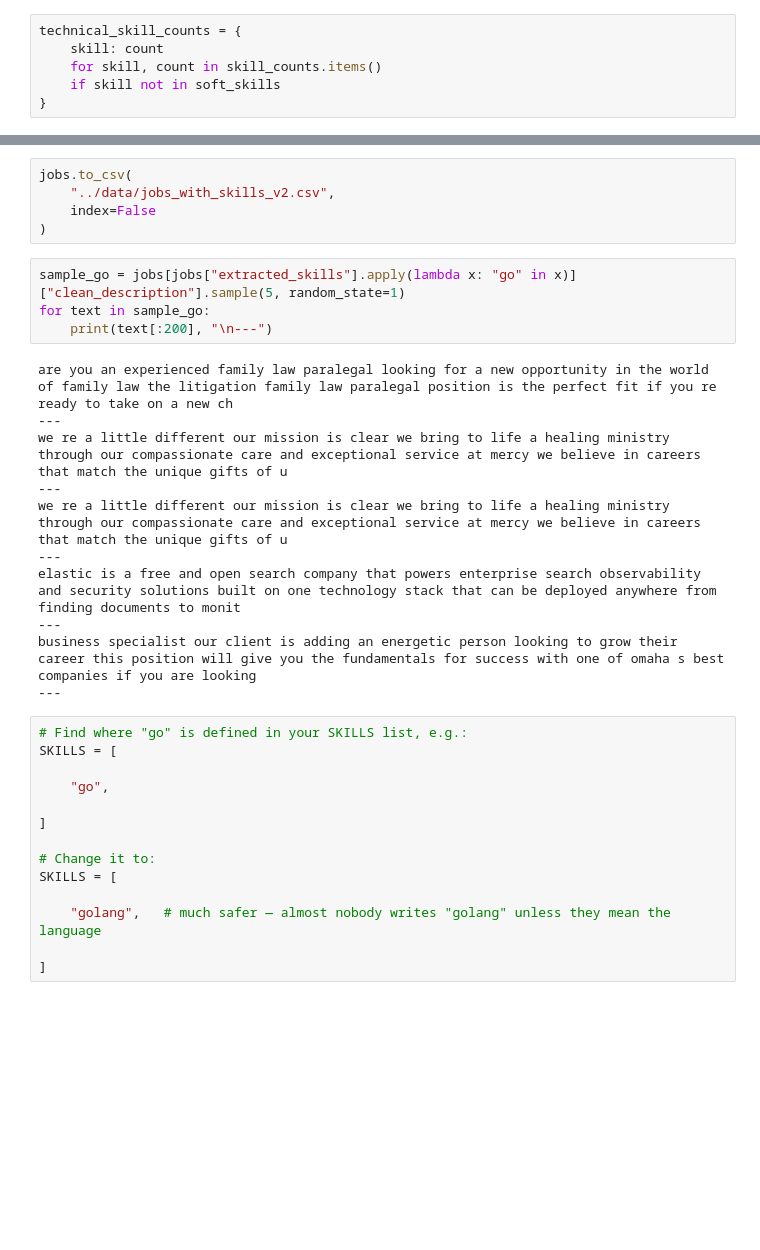
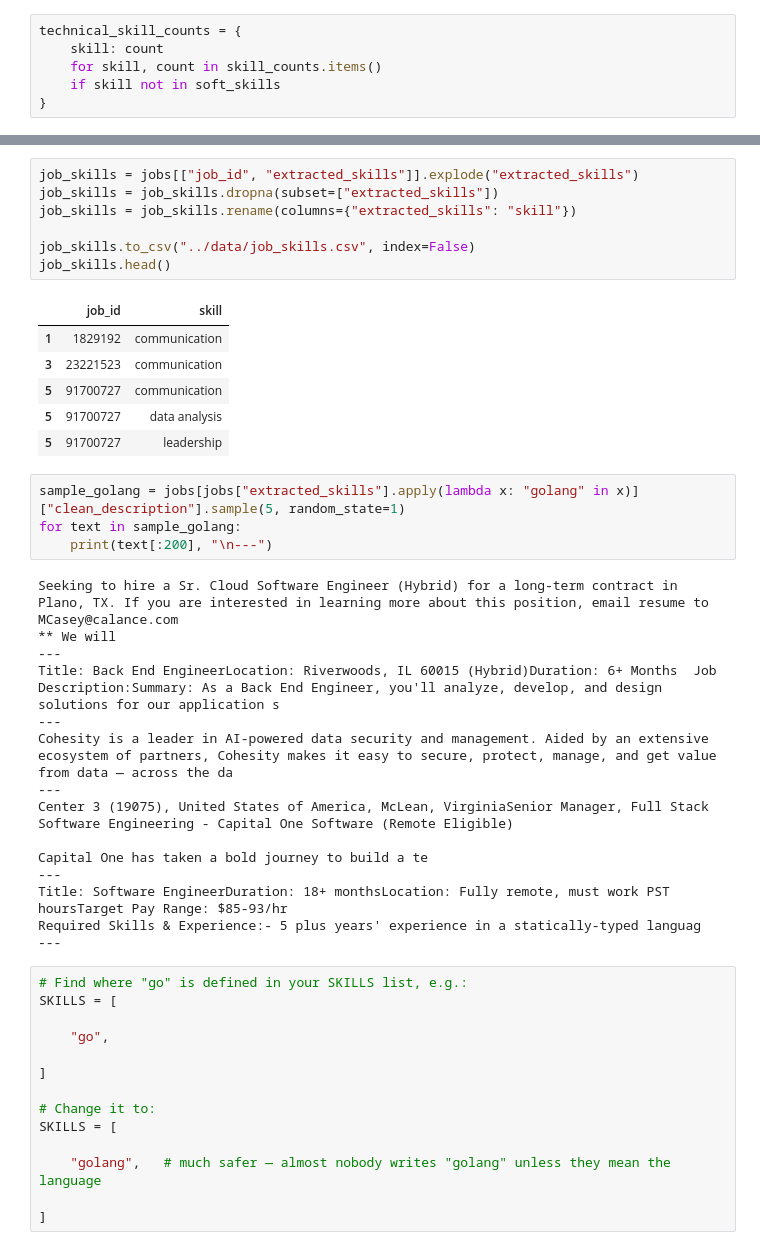
Before and after one commit to Khushi545/AI-Powered-Job-Market-Intelligence-Platform, a Jupyter notebook: notebooks/03b_advanced_skill_extraction.ipynb, the cells around one changed output, grey strips where cells are left out. Saved outputs shown, nothing was run; the diff lists cells and outputs as text; blank space fills up the shorter version.

```diff
--- a/notebooks/03b_advanced_skill_extraction.ipynb
+++ b/notebooks/03b_advanced_skill_extraction.ipynb
@@ -364,24 +412,37 @@ top_soft_skills
 | 3 | agile | 5969 | 4.819579 |
 | 4 | scrum | 1556 | 1.256369 |
 # %%
-jobs.to_csv(
-    "../data/jobs_with_skills_v2.csv",
-    index=False
-)
+job_skills = jobs[["job_id", "extracted_skills"]].explode("extracted_skills")
+job_skills = job_skills.dropna(subset=["extracted_skills"])
+job_skills = job_skills.rename(columns={"extracted_skills": "skill"})
+
+job_skills.to_csv("../data/job_skills.csv", index=False)
+job_skills.head()
+# %% [output]
+|  | job_id | skill |
+| 1 | 1829192 | communication |
+| 3 | 23221523 | communication |
+| 5 | 91700727 | communication |
+| 5 | 91700727 | data analysis |
+| 5 | 91700727 | leadership |
 # %%
-sample_go = jobs[jobs["extracted_skills"].apply(lambda x: "go" in x)]["clean_description"].sample(5, random_state=1)
-for text in sample_go:
+sample_golang = jobs[jobs["extracted_skills"].apply(lambda x: "golang" in x)]["clean_description"].sample(5, random_state=1)
+for text in sample_golang:
     print(text[:200], "\n---")
 # %% [output]
-are you an experienced family law paralegal looking for a new opportunity in the world of family law the litigation family law paralegal position is the perfect fit if you re ready to take on a new ch
+Seeking to hire a Sr. Cloud Software Engineer (Hybrid) for a long-term contract in Plano, TX. If you are interested in learning more about this position, email resume to MCasey@calance.com
+** We will
 ---
-we re a little different our mission is clear we bring to life a healing ministry through our compassionate care and exceptional service at mercy we believe in careers that match the unique gifts of u
+Title: Back End EngineerLocation: Riverwoods, IL 60015 (Hybrid)Duration: 6+ Months  Job Description:Summary: As a Back End Engineer, you'll analyze, develop, and design solutions for our application s
 ---
-we re a little different our mission is clear we bring to life a healing ministry through our compassionate care and exceptional service at mercy we believe in careers that match the unique gifts of u
+Cohesity is a leader in AI-powered data security and management. Aided by an extensive ecosystem of partners, Cohesity makes it easy to secure, protect, manage, and get value from data — across the da
 ---
-elastic is a free and open search company that powers enterprise search observability and security solutions built on one technology stack that can be deployed anywhere from finding documents to monit
+Center 3 (19075), United States of America, McLean, VirginiaSenior Manager, Full Stack Software Engineering - Capital One Software (Remote Eligible)
+
+Capital One has taken a bold journey to build a te
 ---
-business specialist our client is adding an energetic person looking to grow their career this position will give you the fundamentals for success with one of omaha s best companies if you are looking
+Title: Software EngineerDuration: 18+ monthsLocation: Fully remote, must work PST hoursTarget Pay Range: $85-93/hr
+Required Skills & Experience:- 5 plus years' experience in a statically-typed languag
 ---
 # %%
 # Find where "go" is defined in your SKILLS list, e.g.:
```
Also changed, not shown: parts of 16 cells of this notebook, 12 other files.
